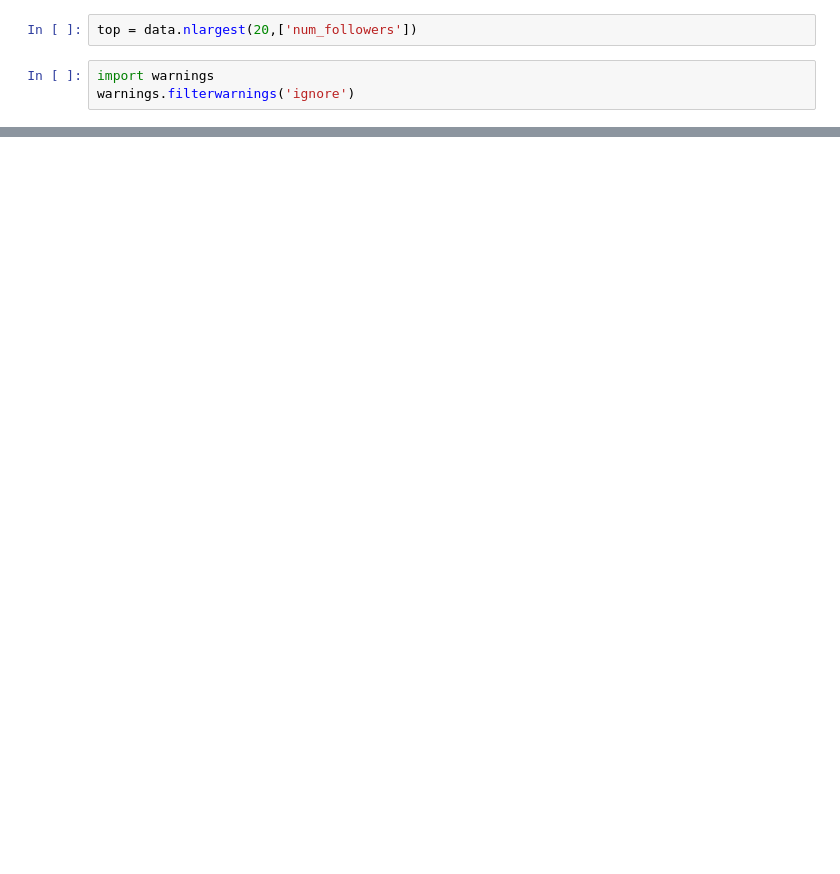
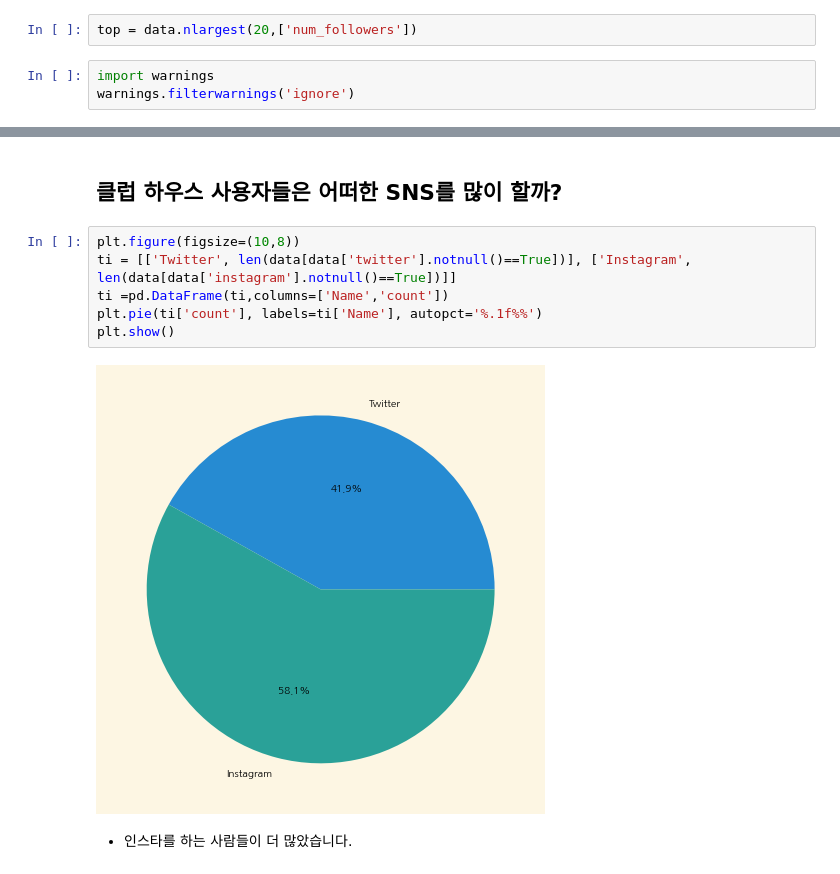
Before and after one commit to jaaaamj0711/kaggle_study, a Jupyter notebook: Clubhouse/clubhouse.ipynb, the cells around one changed output, grey strips where cells are left out. Saved outputs shown, nothing was run; the diff lists cells and outputs as text; blank space fills up the shorter version.

```diff
--- a/Clubhouse/clubhouse.ipynb
+++ b/Clubhouse/clubhouse.ipynb
@@ -90,0 +83,12 @@ plt.show()
+# %% [markdown]
+## 클럽 하우스 사용자들은 어떠한 SNS를 많이 할까?
+# %%
+plt.figure(figsize=(10,8))
+ti = [['Twitter', len(data[data['twitter'].notnull()==True])], ['Instagram', len(data[data['instagram'].notnull()==True])]]
+ti =pd.DataFrame(ti,columns=['Name','count'])
+plt.pie(ti['count'], labels=ti['Name'], autopct='%.1f%%')
+plt.show()
+# %% [output]
+[figure, added]
+# %% [markdown]
+- 인스타를 하는 사람들이 더 많았습니다.
```
Also changed, not shown: parts of 13 cells of this notebook.
